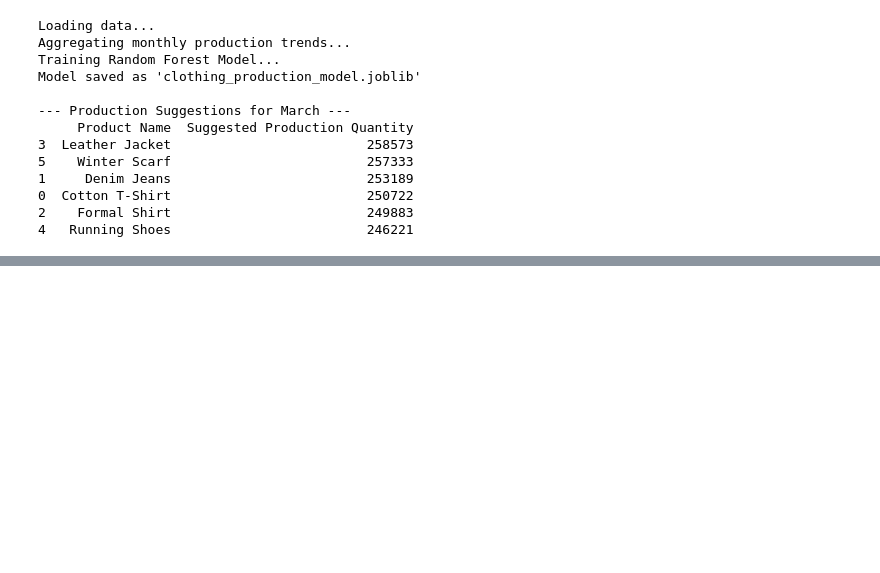
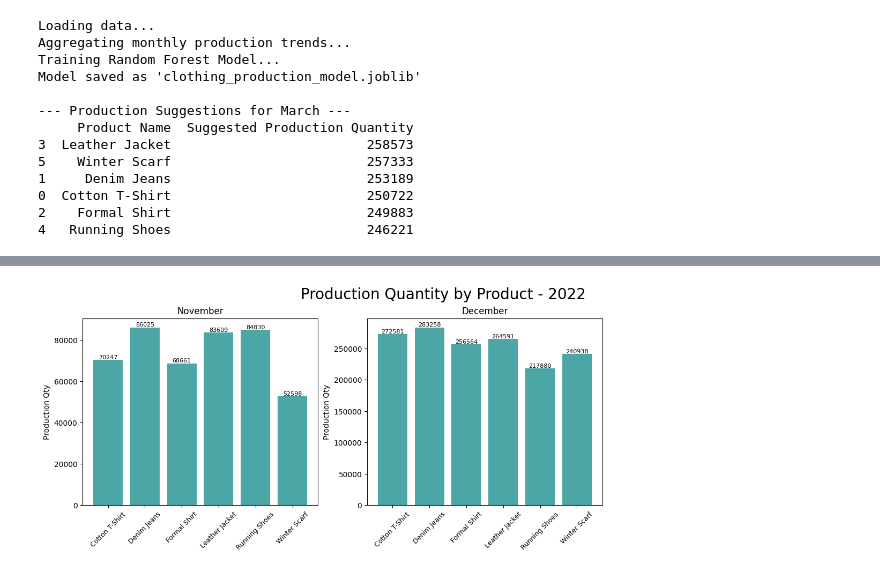
Before and after one commit to Naman1995jain/Product-quantity-suggestion, a Jupyter notebook: model.ipynb, the cells around one changed output, grey strips where cells are left out. Saved outputs shown, nothing was run; the diff lists cells and outputs as text; code cells hidden in the pictures; blank space fills up the shorter version.

```diff
--- a/model.ipynb
+++ b/model.ipynb
@@ -434,0 +540,99 @@ Model saved as 'clothing_production_model.joblib'
+# %%
+import pandas as pd
+import matplotlib.pyplot as plt
+import math
+import os
+
+# 1. Setup: Create a folder to save images
+output_folder = 'production_plots'
+if not os.path.exists(output_folder):
+    os.makedirs(output_folder)
+    print(f"Created folder: {output_folder}")
+else:
+    print(f"Folder already exists: {output_folder}")
+
+# 2. Load the dataset
+try:
+    df = pd.read_csv('data.csv')
+    print("Data loaded successfully.")
+except Exception as e:
+    print(f"Error loading data: {e}")
+    exit()
+
+# 3. Data Processing
+df['Date'] = pd.to_datetime(df['Date'], dayfirst=True)
+df['Year'] = df['Date'].dt.year
+df['Month_Num'] = df['Date'].dt.month
+df['Month_Name'] = df['Date'].dt.month_name()
+
+# Aggregate: Sum of Production Quantity by Year, Month, Product
+grouped = df.groupby(['Year', 'Month_Num', 'Month_Name', 'Product Name'])['Production Quantity'].sum().reset_index()
+
+# 4. Generate Plots for Each Year
+unique_years = sorted(grouped['Year'].unique())
+
+for year in unique_years:
+    print(f"\nProcessing Year: {year}...")
+
+    # Filter data for the current year
+    year_data = grouped[grouped['Year'] == year]
+
+    # --- TERMINAL OUTPUT: Print data summary ---
+    print(f"Data for {year} (First 5 rows):")
+    print(year_data[['Month_Name', 'Product Name', 'Production Quantity']].head().to_string(index=False))
+
+    # Get unique months present in this year
+    months_in_year = year_data[['Month_Num', 'Month_Name']].drop_duplicates().sort_values('Month_Num')
+    num_months = len(months_in_year)
+
+    if num_months == 0:
+        continue
+
+    # Calculate grid size (e.g., 3 columns wide)
+    cols = 3
+    rows = math.ceil(num_months / cols)
+
+    # Create the figure
+    fig, axes = plt.subplots(rows, cols, figsize=(15, 5 * rows), constrained_layout=True)
+    fig.suptitle(f'Production Quantity by Product - {year}', fontsize=20)
+
+    # Flatten axes array for easy looping
+    axes_flat = axes.flatten() if num_months > 1 else [axes]
+
+    # Iterate through each month and create a subplot
+    for i, (_, row) in enumerate(months_in_year.iterrows()):
+        month_num = row['Month_Num']
+        month_name = row['Month_Name']
+
+        # Get data for this specific month
+        month_data = year_data[year_data['Month_Num'] == month_num]
+
+        ax = axes_flat[i]
+        bars = ax.bar(month_data['Product Name'], month_data['Production Quantity'], color='teal', alpha=0.7)
+
+        ax.set_title(f'{month_name}')
+        ax.set_ylabel('Production Qty')
+        ax.tick_params(axis='x', rotation=45, labelsize=9)
+
+        # Add numbers on top of bars
+        for bar in bars:
+            height = bar.get_height()
+            ax.text(bar.get_x() + bar.get_width()/2., height,
+                    f'{int(height)}',
+                    ha='center', va='bottom', fontsize=8)
+
+    # Hide any empty subplots
+    for j in range(i + 1, len(axes_flat)):
+        axes_flat[j].axis('off')
+
+    # Save the file
+    filename = f'{output_folder}/monthly_production_{year}.png'
+    plt.savefig(filename)
+    print(f"Saved plot: {filename}")
+
+    # --- SHOW PLOT IN COLAB TERMINAL ---
+    plt.show()
+    # plt.close() is not strictly needed if you use plt.show() in a notebook,
+    # but good practice if generating hundreds of plots.
+    # Since we are doing 1 plot per year, it's fine to leave it open or close it after showing.
+# %% [output]
@@ -434,0 +651 @@ Model saved as 'clothing_production_model.joblib'
+[figure, added]
```
Also changed, not shown: parts of 5 cells of this notebook, 3 other files.
